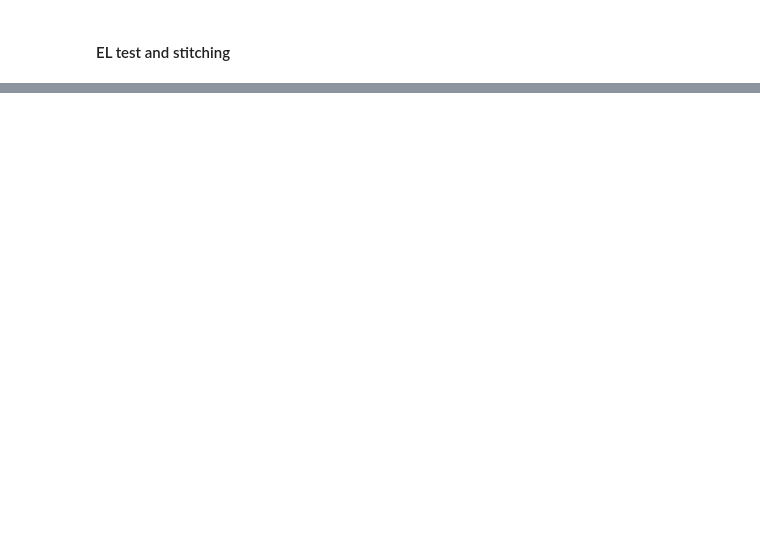
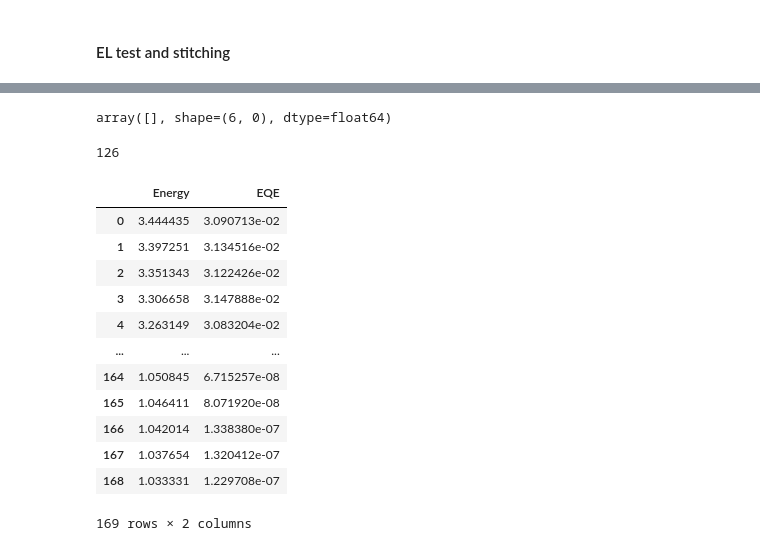
Before and after one commit to annajungbluth/Voltage-Loss-Calculations, a Jupyter notebook: EL.ipynb, the cells around one changed output, grey strips where cells are left out. Drawn from its saved outputs; the diff is of its cells as text; code cells hidden in the pictures; blank space fills up the shorter version.

```diff
--- a/EL.ipynb
+++ b/EL.ipynb
@@ -68,2 +75,19 @@ os.getcwd()
+# %%
+def read_data(file, type, fac = 1):
+    if type.lower() == 'el':
+        EL_data = pd.read_csv(file, names=('no.', 'Wavelength', 'Signal'), header =1)
+        spectrum = convert_to_photon_flux(EL_data['Wavelength'],EL_data['Signal'])
+
+        spectrum['photonFlux_abs'] = spectrum['photonFlux_norm']*fac #scaled with reciprocity
+        bbcell = bb(spectrum['Energy'])
+        spectrum['EQE-from-EL'] = spectrum['photonFlux_abs']/bbcell['Phi']
+
+    elif type.lower() == 'eqe':
+        EQEdata = np.genfromtxt(file, skip_header = 1, delimiter = ',')
+        spectrum = pd.DataFrame()
+        spectrum['Energy'] = EQEdata[:,2]
+        spectrum['EQE'] = EQEdata[:,3]*fac
+
+    return spectrum
 # %% [markdown]
 #### EL test and stitching
@@ -69,0 +160,25 @@ os.getcwd()
+# %%
+EQEvals
+# %% [output]
+array([], shape=(6, 0), dtype=float64)
+# %%
+ind_scale
+# %% [output]
+126
+# %%
+
+spectrum_df
+# %% [output]
+|  | Energy | EQE |
+| 0 | 3.444435 | 3.090713e-02 |
+| 1 | 3.397251 | 3.134516e-02 |
+| 2 | 3.351343 | 3.122426e-02 |
+| 3 | 3.306658 | 3.147888e-02 |
+| 4 | 3.263149 | 3.083204e-02 |
+| ... | ... | ... |
+| 164 | 1.050845 | 6.715257e-08 |
+| 165 | 1.046411 | 8.071920e-08 |
+| 166 | 1.042014 | 1.338380e-07 |
+| 167 | 1.037654 | 1.320412e-07 |
+| 168 | 1.033331 | 1.229708e-07 |
+169 rows × 2 columns
```
Also changed, not shown: parts of 7 cells of this notebook, 2 other files.
